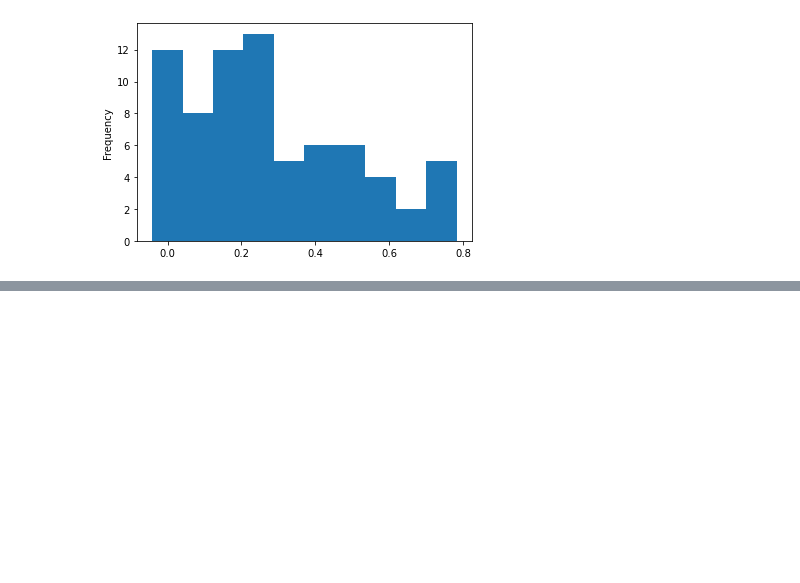
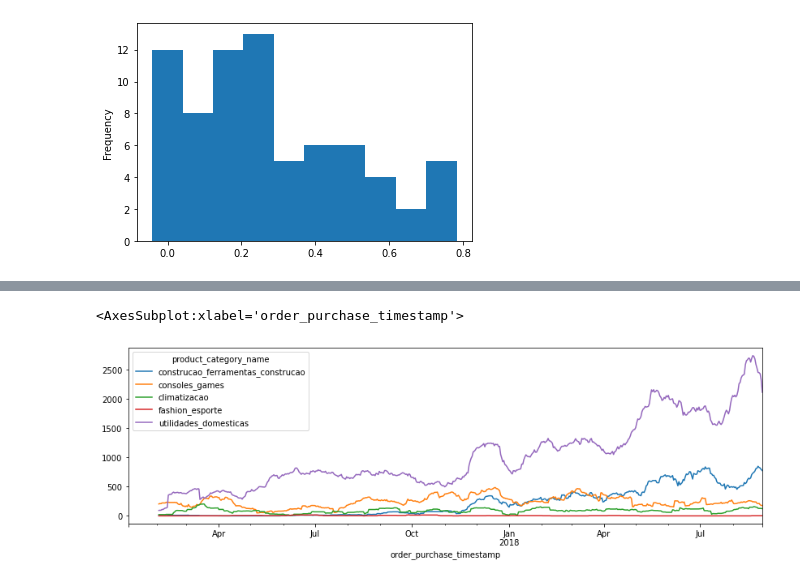
Before and after one commit to loerssoni/ecommece-wknd, a Jupyter notebook: exploratory/1.0-DemandEDA.ipynb, the cells around one changed output, grey strips where cells are left out. Cells and saved outputs as stored; diff of their text form; code cells hidden in the pictures; blank space fills up the shorter version.

```diff
--- a/exploratory/1.0-DemandEDA.ipynb
+++ b/exploratory/1.0-DemandEDA.ipynb
@@ -97,0 +90,5 @@ orders.set_index('order_purchase_timestamp')
+# %%
+category_revenues_wide[top5_cats].rolling(30).mean().plot(figsize=(14, 4))
+# %% [output]
+<AxesSubplot:xlabel='order_purchase_timestamp'>
+[figure, added]
```
Also changed, not shown: parts of 9 cells of this notebook, 1 other file.
